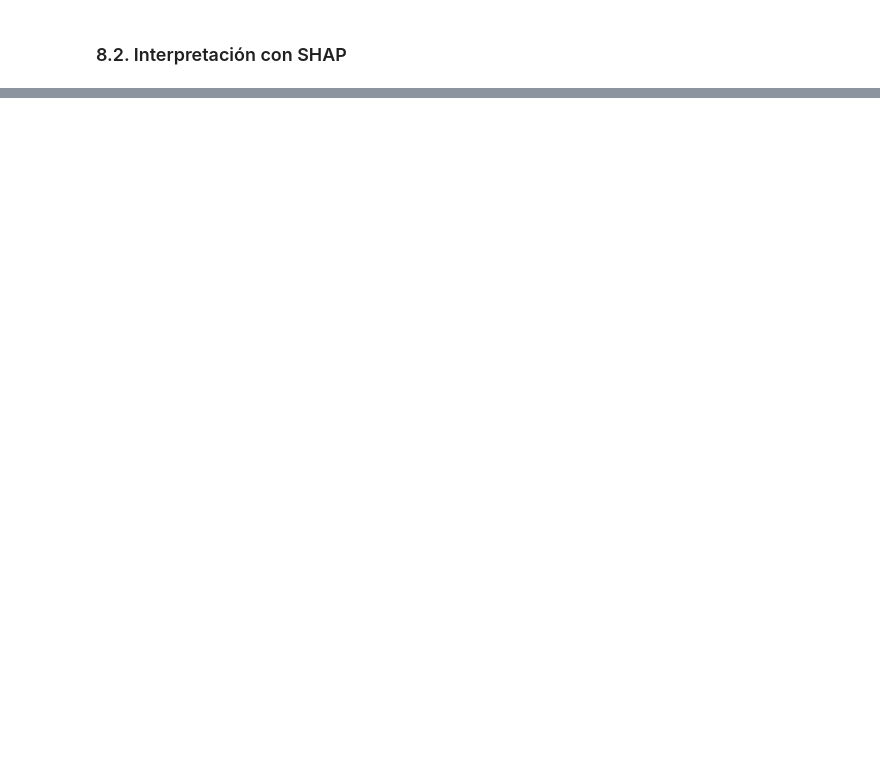
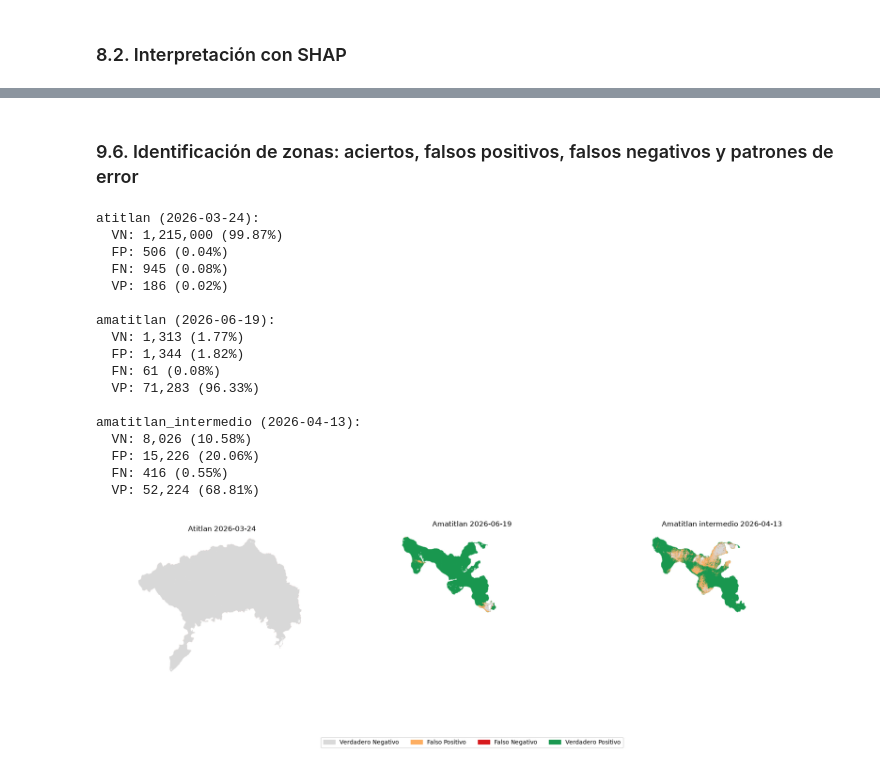
Before and after one commit to Albu231311/Lab4-DS, a Jupyter notebook: Laboratorio4Parte2.ipynb, the cells around one changed output, grey strips where cells are left out. Drawn from its saved outputs; the diff is of its cells as text; code cells hidden in the pictures; blank space fills up the shorter version.

```diff
--- a/Laboratorio4Parte2.ipynb
+++ b/Laboratorio4Parte2.ipynb
@@ -934,0 +1054,16 @@ plt.tight_layout(); plt.savefig("shap_summary.png", dpi=150); plt.show()
+# %%
+# Solo las 2 fechas principales (sin la intermedia)
+fechas_comp = {"atitlan": fechas_mapa["atitlan"], "amatitlan": fechas_mapa["amatitlan"]}
+
+fig, axs = plt.subplots(2, 2, figsize=(13, 11))
+for col, (lago, fecha) in enumerate(fechas_comp.items()):
+    r = resultados_mapa[lago]
+    axs[0, col].imshow(r["mapa_chl"], cmap="YlOrRd")
+    axs[0, col].set_title(f"{lago.capitalize()} {fecha} — Chl-a observada (Parte I)")
+    axs[0, col].axis("off")
+    axs[1, col].imshow(r["mapa_proba"], cmap=cmap, norm=norm)
+    axs[1, col].set_title(f"{lago.capitalize()} {fecha} — Probabilidad predicha (Parte II)")
+    axs[1, col].axis("off")
+plt.tight_layout()
+plt.savefig("comparacion_mapas_parte1_parte2.png", dpi=150, bbox_inches="tight")
+plt.show()
@@ -934,0 +1072,64 @@ plt.tight_layout(); plt.savefig("shap_summary.png", dpi=150); plt.show()
+# %% [markdown]
+### 9.6. Identificación de zonas: aciertos, falsos positivos, falsos negativos y patrones de error
+# %%
+from matplotlib.colors import to_rgba
+
+colores_conf = {"VN": "#d9d9d9", "FP": "#fdae61", "FN": "#d7191c", "VP": "#1a9850"}
+
+# Incluimos la fecha intermedia de Amatitlán para tener un mapa de errores más informativo
+fechas_error = {"atitlan": fechas_mapa["atitlan"],
+                "amatitlan": fechas_mapa["amatitlan"],
+                "amatitlan (intermedio)": fechas_mapa["amatitlan_intermedio"]}
+keys_error = ["atitlan", "amatitlan", "amatitlan_intermedio"]
+
+fig, axs = plt.subplots(1, 3, figsize=(18, 6))
+for ax, key in zip(axs, keys_error):
+    lago = key; fecha = fechas_mapa[key]
+    r = resultados_mapa[key]
+    filas, cols, real, pred = r["filas"], r["cols"], r["real"], r["pred"]
+    mapa_conf = np.zeros(r["forma"] + (4,))
+
+    categoria = np.select(
+        [(real==0)&(pred==0), (real==0)&(pred==1), (real==1)&(pred==0), (real==1)&(pred==1)],
+        ["VN", "FP", "FN", "VP"], default="")
+
+    for cat, color in colores_conf.items():
+        sel = categoria == cat
+        mapa_conf[filas[sel], cols[sel]] = to_rgba(color)
+
+    ax.imshow(mapa_conf)
+    titulo = key.replace("_", " ").capitalize()
+    ax.set_title(f"{titulo} {fecha}")
+    ax.axis("off")
+
+    print(f"\n{key} ({fecha}):")
+    for cat in ["VN", "FP", "FN", "VP"]:
+        n = (categoria == cat).sum()
+        pct = n / len(categoria) * 100
+        print(f"  {cat}: {n:,} ({pct:.2f}%)")
+
+handles = [plt.Rectangle((0,0),1,1, color=c) for c in colores_conf.values()]
+fig.legend(handles, ["Verdadero Negativo", "Falso Positivo", "Falso Negativo", "Verdadero Positivo"],
+           loc="lower center", ncol=4, bbox_to_anchor=(0.5, -0.05))
+plt.tight_layout()
+plt.savefig("mapa_confusion_espacial.png", dpi=150, bbox_inches="tight")
+plt.show()
+# %% [output]
+atitlan (2026-03-24):
+  VN: 1,215,000 (99.87%)
+  FP: 506 (0.04%)
+  FN: 945 (0.08%)
+  VP: 186 (0.02%)
+
+amatitlan (2026-06-19):
+  VN: 1,313 (1.77%)
+  FP: 1,344 (1.82%)
+  FN: 61 (0.08%)
+  VP: 71,283 (96.33%)
+
+amatitlan_intermedio (2026-04-13):
+  VN: 8,026 (10.58%)
+  FP: 15,226 (20.06%)
+  FN: 416 (0.55%)
+  VP: 52,224 (68.81%)
+[figure, added]
```
Also changed, not shown: parts of 17 cells of this notebook, 4 other files.
